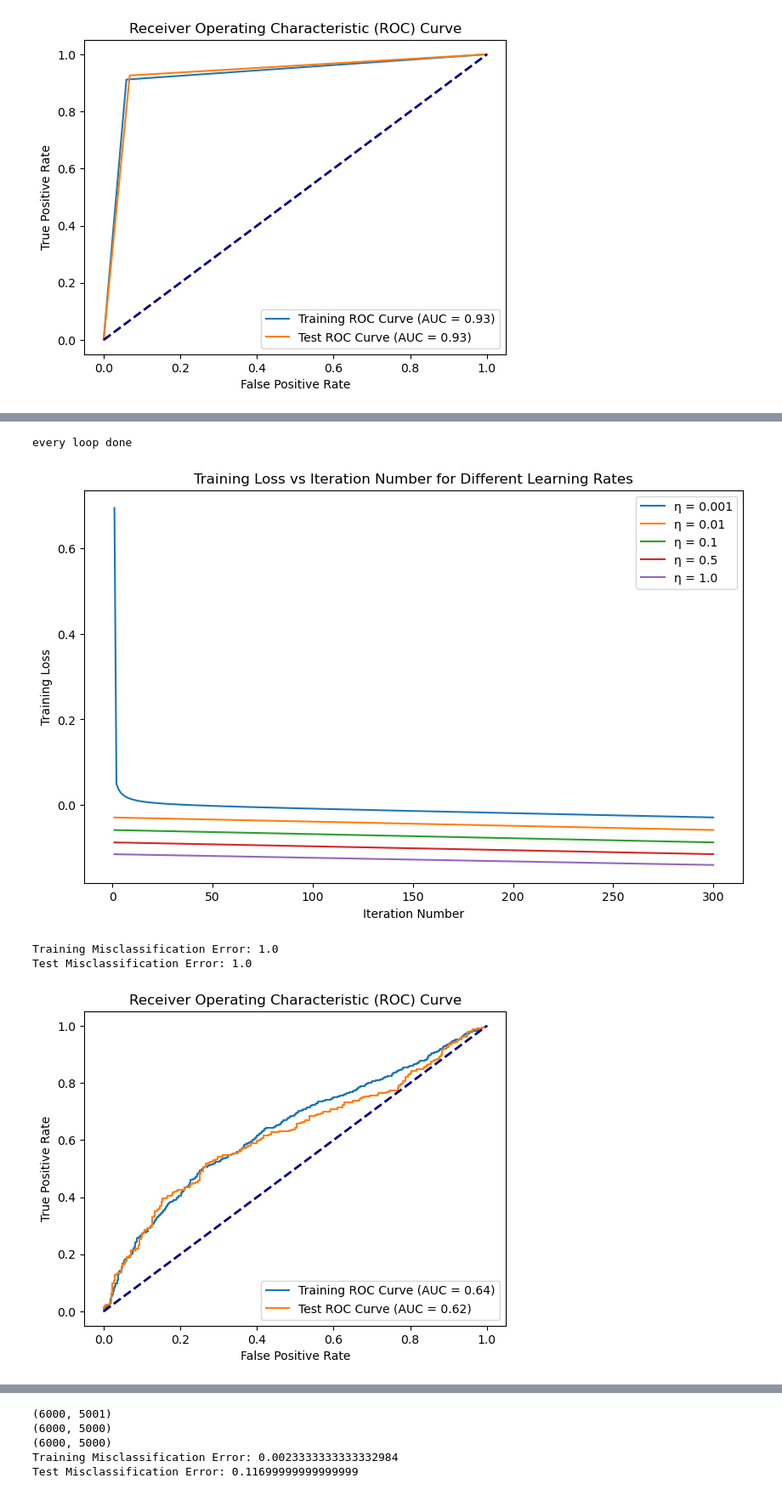
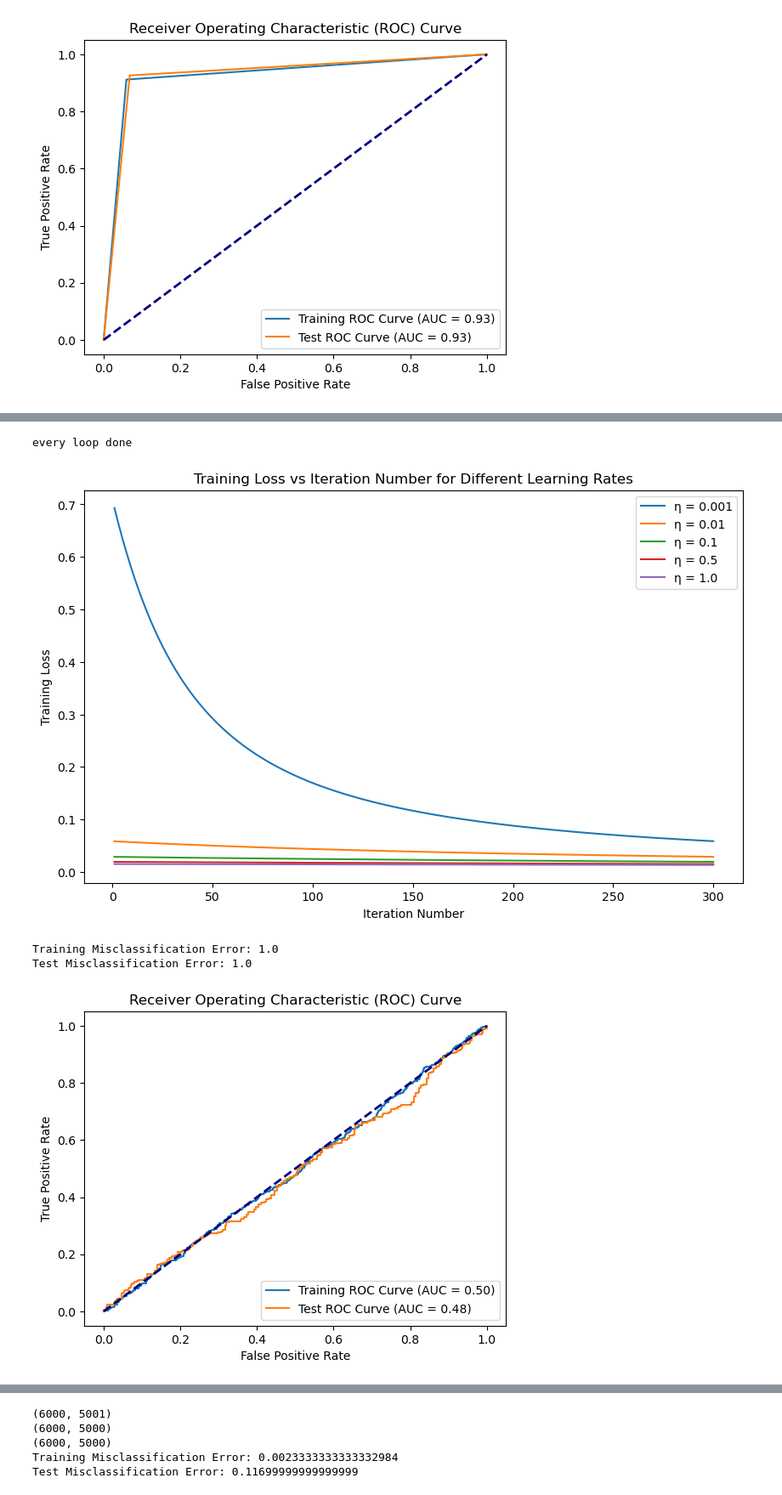
Before and after one commit to kevinn-ig/Applied-Machine-Learning, a Jupyter notebook: hw3/homework.ipynb, the cells around one changed output, grey strips where cells are left out. Shown: that part at 85% size. Cells and saved outputs as stored; diff of their text form; code cells hidden in the pictures.

```diff
--- a/hw3/homework.ipynb
+++ b/hw3/homework.ipynb
@@ -234,7 +234,7 @@ Test Misclassification Error: 0.5
 [figure]
 # %%
 # Normalize variables
-scaler = StandardScaler(with_mean= 0, with_std = 0)
+scaler = StandardScaler(with_mean= 0, with_std = 1)
 mad_train_normalized = scaler.fit_transform(mad_train)
 mad_test_normalized = scaler.transform(mad_test)
 
@@ -307,37 +307,37 @@ train_error = 1 - accuracy_score(mad_labels.squeeze(), train_labels_pred)
 test_error = 1 - accuracy_score(mad_test_labels.squeeze(), test_labels_pred)
 
 
 print(f"Training Misclassification Error: {train_error}")
 print(f"Test Misclassification Error: {test_error}")
 
 # Calculate ROC curve and AUC
 false_pos_rate_train, true_pos_rate_train, _ = roc_curve(mad_labels,
           1 / (1 + np.exp(-mad_train_normalized @ weights)))
 
 false_pos_rate_test, true_pos_rate_test, _ = roc_curve(mad_test_labels,
           1 / (1 + np.exp(-mad_test_normalized @ weights)))
 
 roc_auc_train = auc(false_pos_rate_train, true_pos_rate_train)
 roc_auc_test = auc(false_pos_rate_test, true_pos_rate_test)
 
 # Plot ROC curve
 plt.figure()
 plt.plot(false_pos_rate_train, true_pos_rate_train,
     label="Training ROC Curve (AUC = {:.2f})".format(roc_auc_train))
 plt.plot(false_pos_rate_test, true_pos_rate_test,
     label="Test ROC Curve (AUC = {:.2f})".format(roc_auc_test))
 plt.plot([0, 1], [0, 1], color="navy", lw=2, linestyle="--")
 plt.xlabel("False Positive Rate")
 plt.ylabel("True Positive Rate")
 plt.title("Receiver Operating Characteristic (ROC) Curve")
 plt.legend(loc="lower right")
 plt.show()
 # %% [output]
 every loop done
-[figure, old version]
+[figure, new version]
 Training Misclassification Error: 1.0
 Test Misclassification Error: 1.0
-[figure, old version]
+[figure, new version]
 # %%
 predicted_labels
 # %% [output]
```
Also changed, not shown: parts of 3 cells of this notebook, 18 other files.
